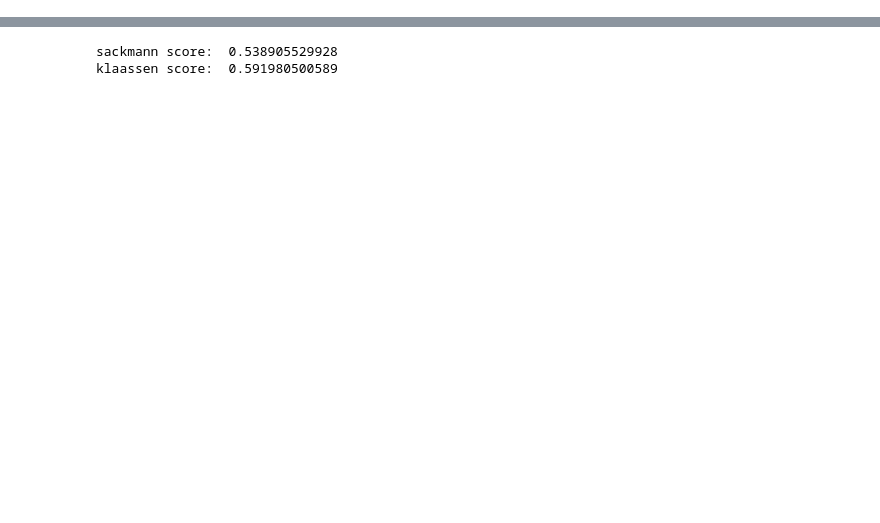
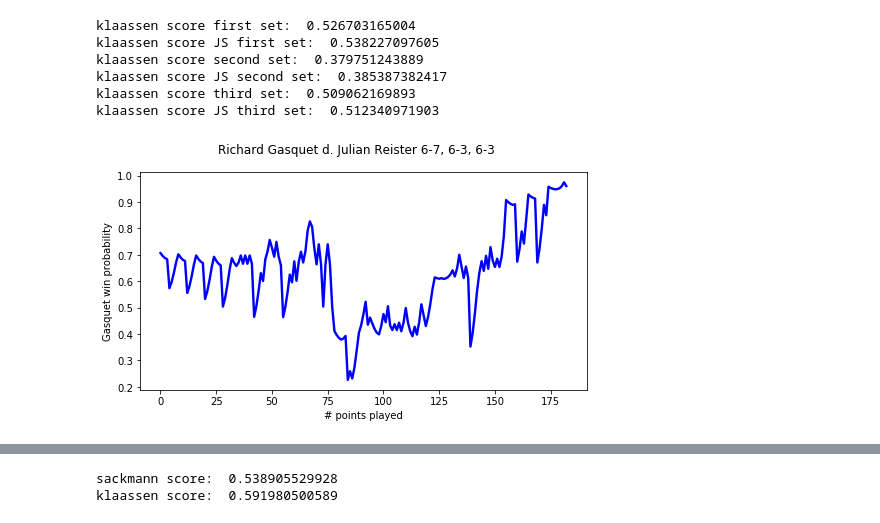
Before and after one commit to jgollub1/pbp_explorations, a Jupyter notebook: probability models.ipynb, the cells around one changed output, grey strips where cells are left out. Drawn from its saved outputs; the diff is of its cells as text; code cells hidden in the pictures; blank space fills up the shorter version.

```diff
--- a/probability models.ipynb
+++ b/probability models.ipynb
@@ -58,23 +40,39 @@ df['match_id'][760117],df['p0_s_kls'][760117]
 import time
 start = time.clock()
 
-#df['sackmann_prob'] = np.zeros(len(df))
-df['klaassen_prob'] = np.zeros(len(df))
-df['klaassen_prob_JS'] = np.zeros(len(df))
+probs = np.zeros([9,len(df)])
 for i,row in df.iterrows():
-#     df['sackmann_prob'][i] = matchProb(f_av,g_av,mv=int(row['sets_0']),mw=int(row['sets_1']),sv=int(row['games_0']), \
+#     probs[0][i] = matchProb(f_av,g_av,mv=int(row['sets_0']),mw=int(row['sets_1']),sv=int(row['games_0']), \
 #                             sw=int(row['games_1']),gv=int(row['points_0']),gw=int(row['points_1']))
-    df['klaassen_prob'][i] = matchProb(row['p0_s_kls'],1-row['p1_s_kls'],mv=int(row['sets_0']),mw=int(row['sets_1']), \
+#     probs[1][i] = matchProb(row['p0_s_kls'],1-row['p1_s_kls'],mv=int(row['sets_0']),mw=int(row['sets_1']), \
+#                             sv=int(row['games_0']),sw=int(row['games_1']),gv=int(row['points_0']),gw=int(row['points_1']))
+#     probs[2][i] = matchProb(row['p0_s_kls_JS'],1-row['p1_s_kls_JS'],mv=int(row['sets_0']),mw=int(row['sets_1']), \
+#                             sv=int(row['games_0']),sw=int(row['games_1']),gv=int(row['points_0']),gw=int(row['points_1']))
+#     probs[3][i] = matchProb(row['p0_s_kls_a_200'],1-row['p1_s_kls_a_200'],mv=int(row['sets_0']),mw=int(row['sets_1']), \
+#                             sv=int(row['games_0']),sw=int(row['games_1']),gv=int(row['points_0']),gw=int(row['points_1']))
+#     probs[4][i] = matchProb(row['p0_s_kls_a_400'],1-row['p1_s_kls_a_400'],mv=int(row['sets_0']),mw=int(row['sets_1']), \
+#                             sv=int(row['games_0']),sw=int(row['games_1']),gv=int(row['points_0']),gw=int(row['points_1']))
+    probs[5][i] = matchProb(row['p0_s_kls_a_300'],1-row['p1_s_kls_a_300'],mv=int(row['sets_0']),mw=int(row['sets_1']), \
                             sv=int(row['games_0']),sw=int(row['games_1']),gv=int(row['points_0']),gw=int(row['points_1']))
-    df['klaassen_prob_JS'][i] = matchProb(row['p0_s_kls_JS'],1-row['p1_s_kls_JS'],mv=int(row['sets_0']),mw=int(row['sets_1']), \
+    probs[6][i] = matchProb(row['p0_s_kls_a_500'],1-row['p1_s_kls_a_500'],mv=int(row['sets_0']),mw=int(row['sets_1']), \
+                            sv=int(row['games_0']),sw=int(row['games_1']),gv=int(row['points_0']),gw=int(row['points_1']))
+    probs[7][i] = matchProb(row['p0_s_kls_a_600'],1-row['p1_s_kls_a_600'],mv=int(row['sets_0']),mw=int(row['sets_1']), \
+                            sv=int(row['games_0']),sw=int(row['games_1']),gv=int(row['points_0']),gw=int(row['points_1']))
+    probs[8][i] = matchProb(row['p0_s_kls_a_1000'],1-row['p1_s_kls_a_1000'],mv=int(row['sets_0']),mw=int(row['sets_1']), \
                             sv=int(row['games_0']),sw=int(row['games_1']),gv=int(row['points_0']),gw=int(row['points_1']))
 
 
 #     print int(row['sets_0']),int(row['sets_1']),int(row['games_0']),int(row['games_1']), \
 #                   int(row['points_0']),int(row['points_1'])
-    if i%300000==0:
+    if i%100000==0:
         print i
 
+# df['sackmann_prob'],df['klaassen_prob'],df['klaassen_prob_JS'] = probs[0],probs[1],probs[2]
+# df['klaassen_prob_a_200'], df['klaassen_prob_a_400'] = probs[3],probs[4]
+df['klaassen_prob_a_300'], df['klaassen_prob_a_500'] = probs[5],probs[6]
+df['klaassen_prob_a_600'], df['klaassen_prob_a_1000'] = probs[7],probs[8]
+
+
 print time.clock()-start
 # %% [output]
 0
@@ -95,0 +152,16 @@ print 'klaassen score JS: ',k_score
+# %%
+# include this in your analysis; the klaassen model is almost as bad at predicting in the third set
+# as it is in the first set (this should be improved with beta experiments)
+print 'klaassen score first set: ',log_loss(df['winner'][zero_set_ind],df['klaassen_prob'][zero_set_ind],labels=[0,1])
+print 'klaassen score JS first set: ',log_loss(df['winner'][zero_set_ind],df['klaassen_prob_JS'][zero_set_ind],labels=[0,1])
+print 'klaassen score second set: ',log_loss(df['winner'][one_set_ind],df['klaassen_prob'][one_set_ind],labels=[0,1])
+print 'klaassen score JS second set: ',log_loss(df['winner'][one_set_ind],df['klaassen_prob_JS'][one_set_ind],labels=[0,1])
+print 'klaassen score third set: ',log_loss(df['winner'][two_set_ind],df['klaassen_prob'][two_set_ind],labels=[0,1])
+print 'klaassen score JS third set: ',log_loss(df['winner'][two_set_ind],df['klaassen_prob_JS'][two_set_ind],labels=[0,1])
+# %% [output]
+klaassen score first set:  0.526703165004
+klaassen score JS first set:  0.538227097605
+klaassen score second set:  0.379751243889
+klaassen score JS second set:  0.385387382417
+klaassen score third set:  0.509062169893
+klaassen score JS third set:  0.512340971903
@@ -95,0 +170,16 @@ print 'klaassen score JS: ',k_score
+# %%
+import matplotlib.pyplot as plt
+%matplotlib inline
+
+match1 = df[df['match_id']==1]
+m1_probs = match1['klaassen_prob']
+fig = plt.figure(figsize=(8,4))
+ax = fig.add_subplot(1,1,1)
+ax.plot(np.arange(len(m1_probs)),1-m1_probs,'b-',linewidth=2.4)
+fig.suptitle('Richard Gasquet d. Julian Reister 6-7, 6-3, 6-3')
+ax.set_ylabel('Gasquet win probability')
+ax.set_xlabel('# points played')
+#plt.savefig('gasquet_reister_7_14_all_features')
+fig.show()
+# %% [output]
+[figure, added]
```
Also changed, not shown: parts of 22 cells of this notebook, 6 other files.
